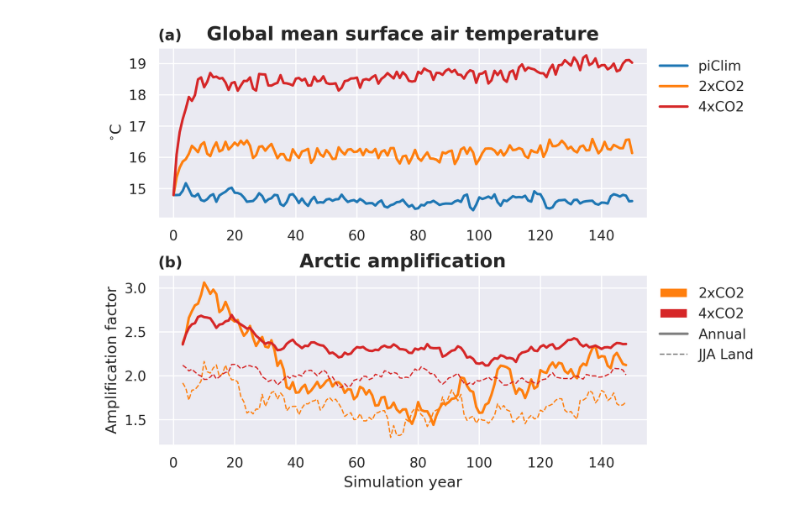
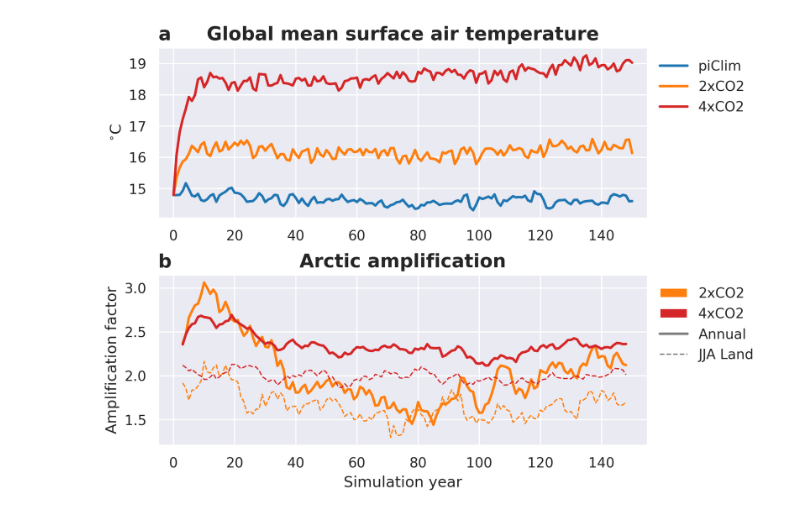
Before and after one commit to astridbg/arctic-cloud-feedbacks, a Jupyter notebook: FigA1.ipynb, the cells around one changed output. Saved outputs shown, nothing was run; the diff lists cells and outputs as text; code cells hidden in the pictures.

Commit message:
Minor plot changes

```diff
--- a/FigA1.ipynb
+++ b/FigA1.ipynb
@@ -58,12 +58,12 @@ window = 5
 
 
 # Define figure
-labels = [['(a)'], ['(b)']]
+labels = [['a'], ['b']]
 fig, axs = plt.subplot_mosaic(mosaic=labels, figsize=(7, 6),dpi=300, constrained_layout=True)
 
 # Define top axis
-ax1 = axs['(a)']
-ax2 = axs['(b)']
+ax1 = axs['a']
+ax2 = axs['b']
 
 # Plot global temperature
 start_T = ds_tas_global_annual['tas'].sel(co2_conc='piClim').isel(year=0)-273.15
@@ -86,32 +86,32 @@ AA_4xCO2 = (ds_tas_Arctic_annual['tas'].sel(co2_conc='4xCO2')-piClim_mean_Arctic
 AA_JJA_land_2xCO2 = (ds_tas_Arctic_land_JJA['tas'].sel(co2_conc='2xCO2')-piClim_mean_Arctic_land_JJA)/(ds_tas_global_annual['tas'].sel(co2_conc='2xCO2')-piClim_mean_global_annual)
 AA_JJA_land_4xCO2 = (ds_tas_Arctic_land_JJA['tas'].sel(co2_conc='4xCO2')-piClim_mean_Arctic_land_JJA)/(ds_tas_global_annual['tas'].sel(co2_conc='4xCO2')-piClim_mean_global_annual)
 
 ax2.plot(np.arange(151), functions.moving_average(AA_2xCO2.values, window=window, fillNaNextra=True), lw=lw, label='2xCO2', color='tab:orange')
 ax2.plot(np.arange(151), functions.moving_average(AA_4xCO2.values, window=window, fillNaNextra=True), lw=lw, label='4xCO2', color='tab:red')
 
 ax2.plot(np.arange(151), functions.moving_average(AA_JJA_land_2xCO2.values, window=window, fillNaNextra=True), lw=lw-1, ls='--', color='tab:orange')
 ax2.plot(np.arange(151), functions.moving_average(AA_JJA_land_4xCO2.values, window=window, fillNaNextra=True), lw=lw-1, ls ='--', color='tab:red')
 
 ax2.set_xlim([-5, 155])
 ax2.set_xlabel('Simulation year')
 ax2.set_title('Arctic amplification', fontweight='bold', fontsize=15)
 ax2.set_ylabel('Amplification factor')
 box = ax2.get_position()
 ax2.set_position([box.x0, box.y0 + box.height * 0.1,
                 box.width, box.height * 0.9])
 
 legend_elements =  [Patch(facecolor='tab:orange', edgecolor=None,label='2xCO2'),
                     Patch(facecolor='tab:red', edgecolor=None, label='4xCO2'),
                     Line2D([0], [0], color='grey', lw=lw, linestyle='-', label='Annual'),
                     Line2D([0], [0], color='grey', lw=lw-1, linestyle='--', label='JJA Land')]
 
 ax2.legend(handles=legend_elements, loc='upper left', bbox_to_anchor=(1, 1.0),frameon=False)
 
 # Label subplots
 for label, ax in axs.items():
-    ax.set_title(label, loc='left', fontsize=12,fontweight='bold')
+    ax.set_title(label, loc='left', fontsize=15,fontweight='bold')
 
 fig.savefig('/nird/datapeak/NS9600K/astridbg/arctic-cld-feedbacks/arctic-cloud-feedbacks/article_figs/FigA1.png',bbox_inches='tight')
 fig.savefig('/nird/datapeak/NS9600K/astridbg/arctic-cld-feedbacks/arctic-cloud-feedbacks/article_figs/FigA1.pdf',bbox_inches='tight')
 # %% [output]
-[figure, old version]
+[figure, new version]
```
Also changed, not shown: 2 other files.
